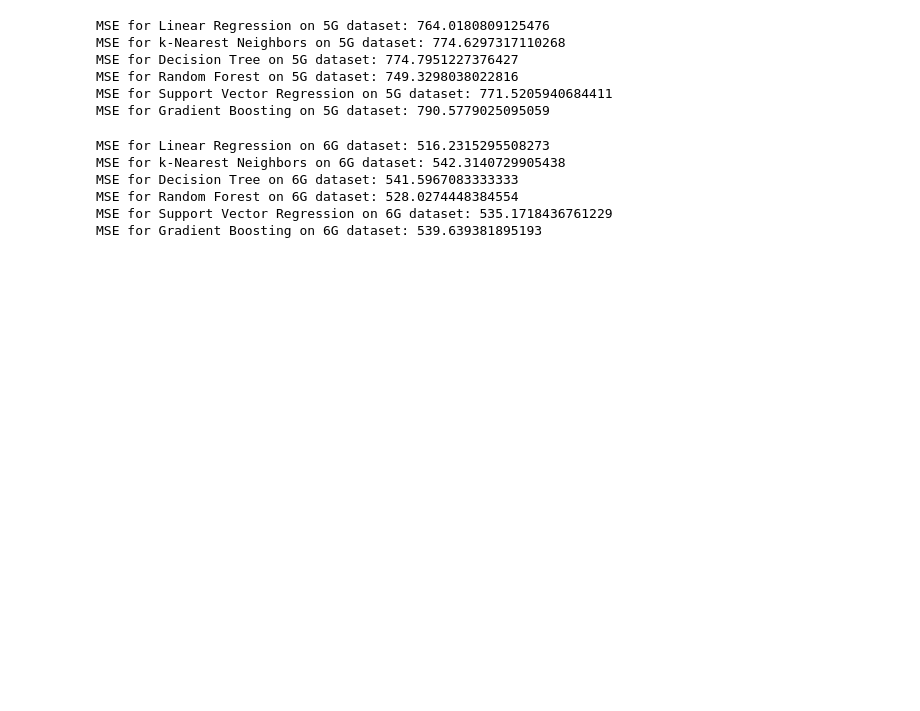
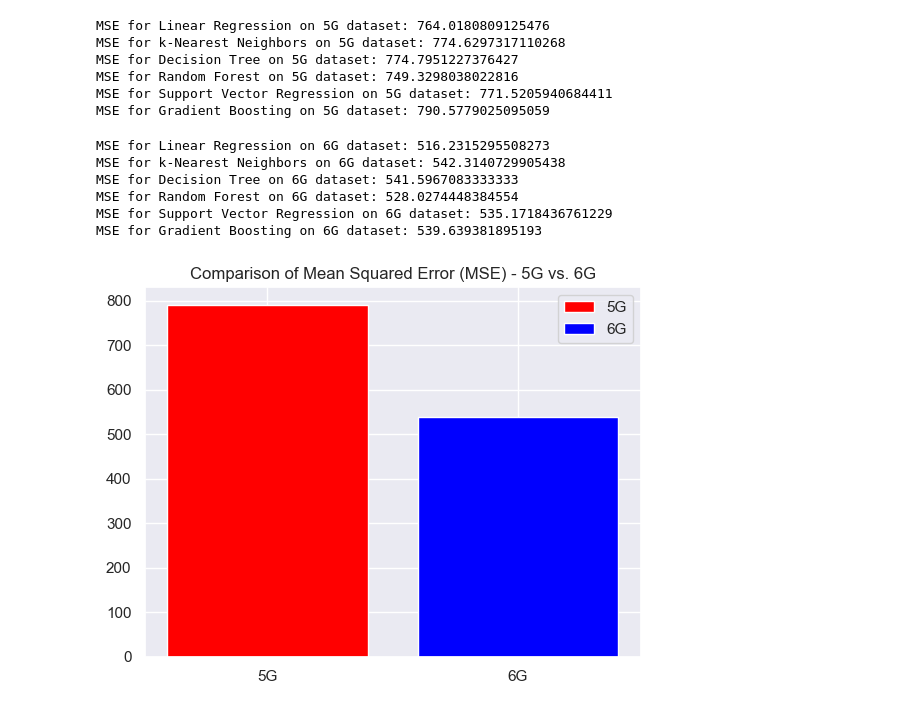
Before and after one commit to logicalNil/5g6gComparision, a Jupyter notebook: Implementation.ipynb, the cells around one changed output. Drawn from its saved outputs; the diff is of its cells as text; code cells hidden in the pictures; blank space fills up the shorter version.

```diff
--- a/Implementation.ipynb
+++ b/Implementation.ipynb
@@ -321,0 +319,9 @@ def mean_absolute_error(y_true, y_pred):
+# %%
+# plot the bar graph
+plt.bar('5G', mse_5g, color='red', label='5G')
+plt.bar('6G', mse_6g, color='blue', label='6G')
+plt.legend()
+plt.title('Comparison of Mean Squared Error (MSE) - 5G vs. 6G')
+plt.show()
+# %% [output]
+[figure, added]
```
Also changed, not shown: parts of 2 cells of this notebook.
